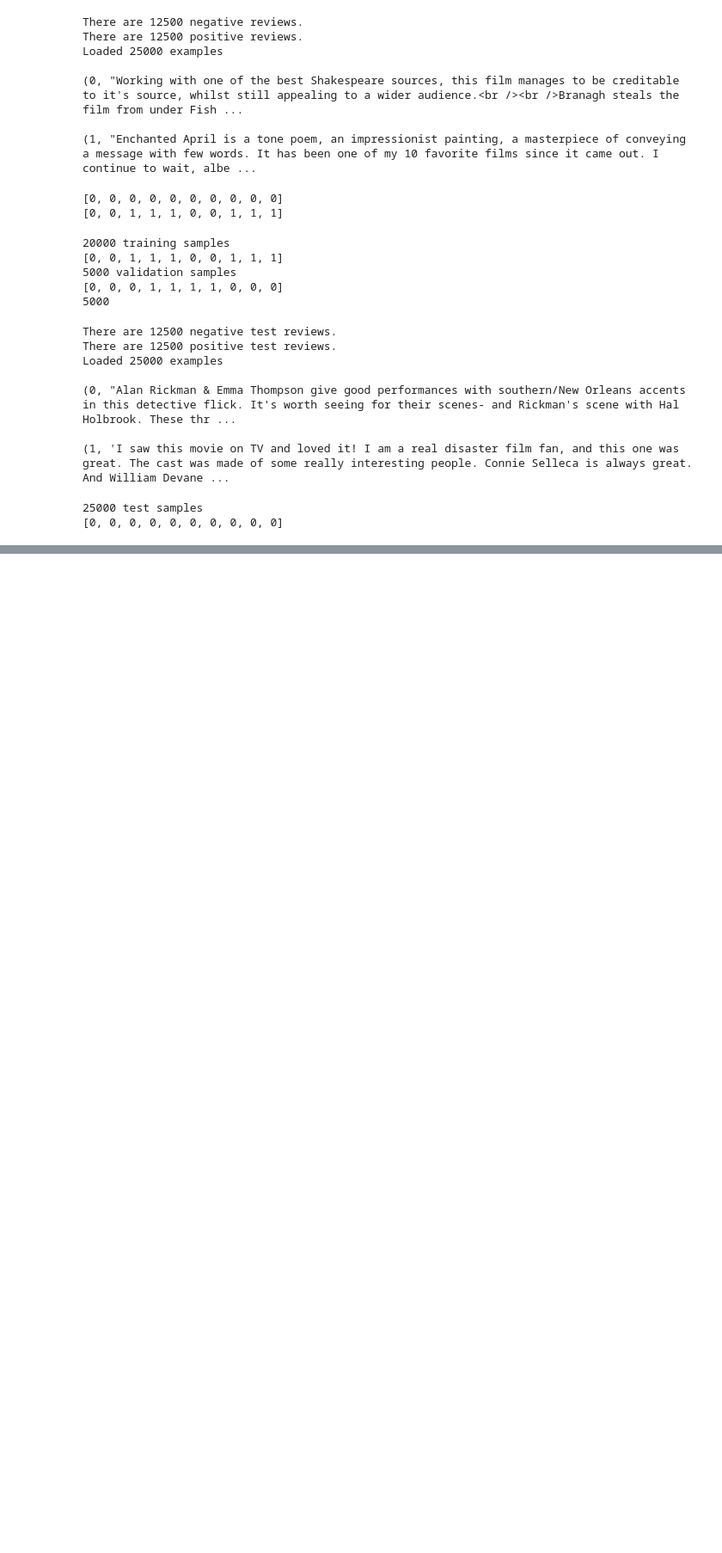
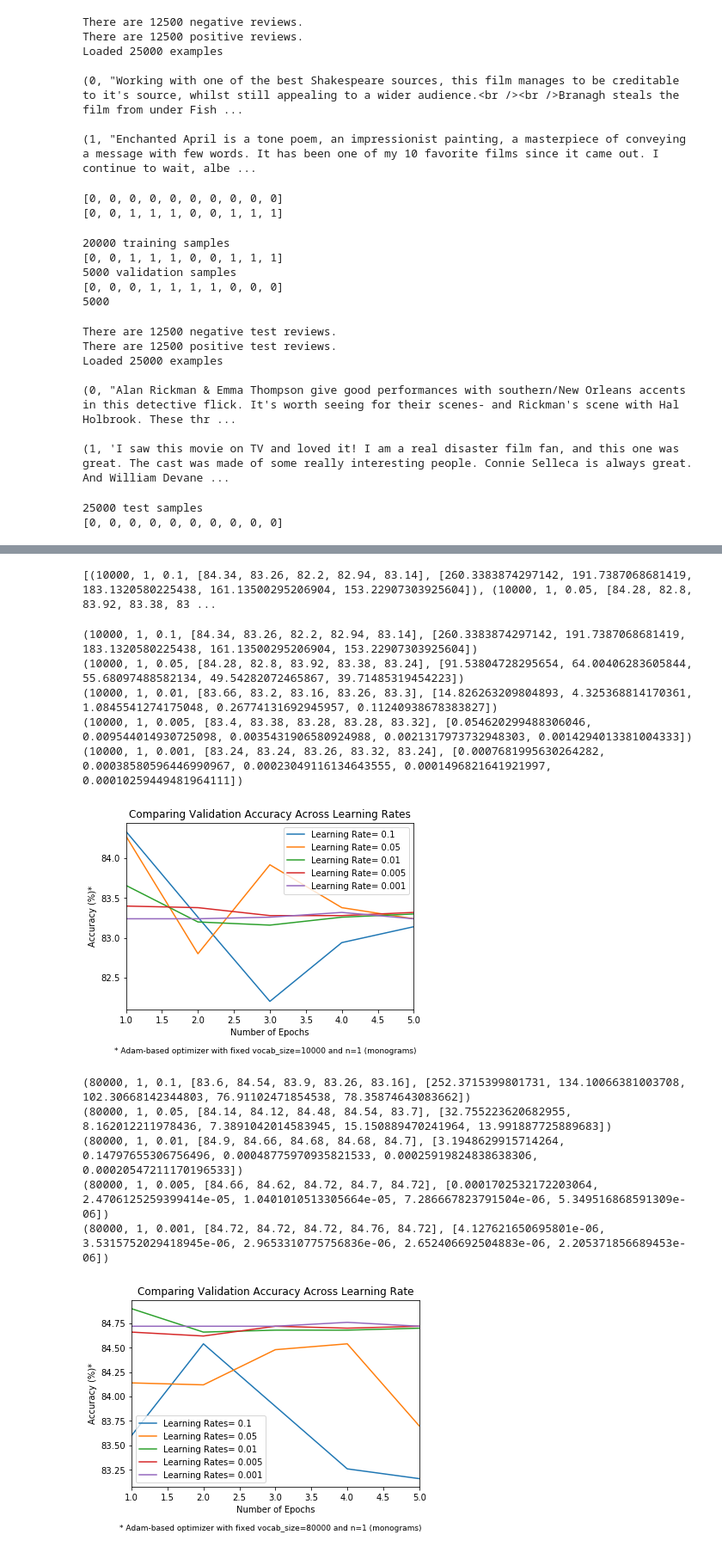
Before and after one commit to dgodevais/ds1011_hw1, a Jupyter notebook: DS1011_HW1_DG3047.ipynb, the cells around one changed output, grey strips where cells are left out. Shown: that part at 86% size. Drawn from its saved outputs; the diff is of its cells as text; code cells hidden in the pictures; blank space fills up the shorter version.

```diff
--- a/DS1011_HW1_DG3047.ipynb
+++ b/DS1011_HW1_DG3047.ipynb
@@ -596,0 +712,50 @@ print ("Test dataset size is {}".format(len(test_data_tokens)))
+# %%
+tuning_record1 = pkl.load(open("tuning_record_1_10000.p", "rb"))
+tuning_record2 = pkl.load(open("tuning_record_1_20000.p", "rb"))
+tuning_record3 = pkl.load(open("tuning_record_1_40000.p", "rb"))
+tuning_record4 = pkl.load(open("tuning_record_1_80000.p", "rb"))
+print(tuning_record1)
+# %% [output]
+[(10000, 1, 0.1, [84.34, 83.26, 82.2, 82.94, 83.14], [260.3383874297142, 191.7387068681419, 183.1320580225438, 161.13500295206904, 153.22907303925604]), (10000, 1, 0.05, [84.28, 82.8, 83.92, 83.38, 83 ...
+# %%
+tuning_records = [tuning_record1,tuning_record2,tuning_record3,tuning_record4]
+for record in tuning_record1:
+    print(record)
+    plt.plot(list(range(1, 6)), record[3], label="Learning Rate= {}".format(record[2]))
+
+plt.title('Comparing Validation Accuracy Across Learning Rates')
+plt.legend(loc = 'upper right')
+# plt.ylim([0, 15])
+plt.xlim([1, 5])
+txt="* Adam-based optimizer with fixed vocab_size=10000 and n=1 (monograms)"
+plt.figtext(0.5, -0.05, txt, wrap=True, horizontalalignment='center', fontsize=9)
+plt.ylabel('Accuracy (%)*')
+plt.xlabel('Number of Epochs')
+plt.show()
+
+for record in tuning_record4:
+    print(record)
+    plt.plot(list(range(1, 6)), record[3], label="Learning Rates= {}".format(record[2]))
+
+plt.title('Comparing Validation Accuracy Across Learning Rate')
+plt.legend(loc = 'lower left')
+# plt.ylim([0, 15])
+plt.xlim([1, 5])
+txt="* Adam-based optimizer with fixed vocab_size=80000 and n=1 (monograms)"
+plt.figtext(0.5, -0.05, txt, wrap=True, horizontalalignment='center', fontsize=9)
+plt.ylabel('Accuracy (%)*')
+plt.xlabel('Number of Epochs')
+plt.show()
+# %% [output]
+(10000, 1, 0.1, [84.34, 83.26, 82.2, 82.94, 83.14], [260.3383874297142, 191.7387068681419, 183.1320580225438, 161.13500295206904, 153.22907303925604])
+(10000, 1, 0.05, [84.28, 82.8, 83.92, 83.38, 83.24], [91.53804728295654, 64.00406283605844, 55.68097488582134, 49.54282072465867, 39.71485319454223])
+(10000, 1, 0.01, [83.66, 83.2, 83.16, 83.26, 83.3], [14.826263209804893, 4.325368814170361, 1.0845541274175048, 0.26774131692945957, 0.11240938678383827])
+(10000, 1, 0.005, [83.4, 83.38, 83.28, 83.28, 83.32], [0.054620299488306046, 0.009544014930725098, 0.0035431906580924988, 0.0021317973732948303, 0.0014294013381004333])
+(10000, 1, 0.001, [83.24, 83.24, 83.26, 83.32, 83.24], [0.0007681995630264282, 0.00038580596446990967, 0.00023049116134643555, 0.0001496821641921997, 0.00010259449481964111])
+[figure, added]
+(80000, 1, 0.1, [83.6, 84.54, 83.9, 83.26, 83.16], [252.3715399801731, 134.10066381003708, 102.30668142344803, 76.91102471854538, 78.35874643083662])
+(80000, 1, 0.05, [84.14, 84.12, 84.48, 84.54, 83.7], [32.755223620682955, 8.162012211978436, 7.3891042014583945, 15.150889470241964, 13.991887725889683])
+(80000, 1, 0.01, [84.9, 84.66, 84.68, 84.68, 84.7], [3.1948629915714264, 0.14797655306756496, 0.00048775970935821533, 0.00025919824838638306, 0.00020547211170196533])
+(80000, 1, 0.005, [84.66, 84.62, 84.72, 84.7, 84.72], [0.0001702532172203064, 2.4706125259399414e-05, 1.0401010513305664e-05, 7.286667823791504e-06, 5.349516868591309e-06])
+(80000, 1, 0.001, [84.72, 84.72, 84.72, 84.76, 84.72], [4.127621650695801e-06, 3.5315752029418945e-06, 2.9653310775756836e-06, 2.652406692504883e-06, 2.205371856689453e-06])
+[figure, added]
```
Also changed, not shown: parts of 25 cells of this notebook.
